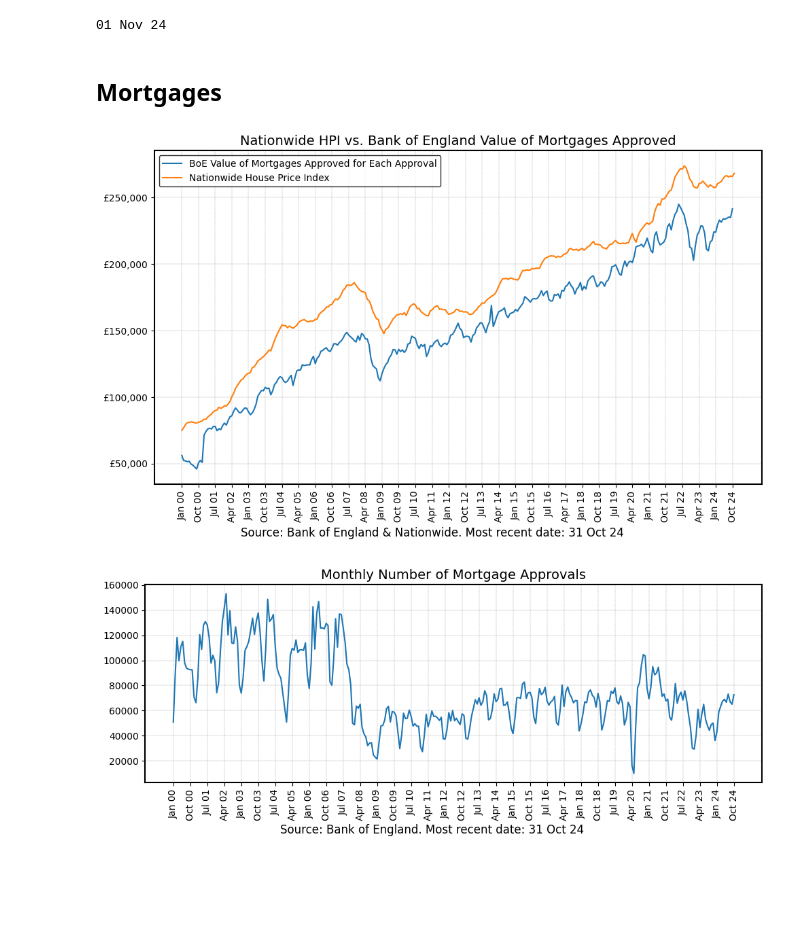
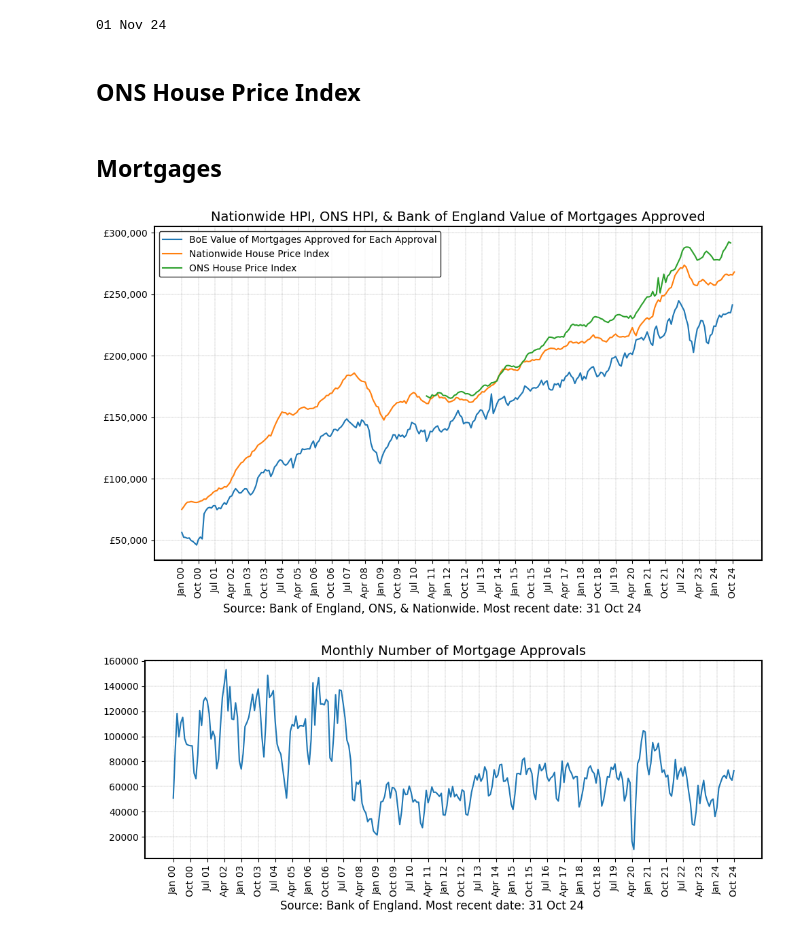
Before and after one commit to rpreen/econ, a Jupyter notebook: econ.ipynb, the cells around one changed output. Saved outputs shown, nothing was run; the diff lists cells and outputs as text; code cells hidden in the pictures; blank space fills up the shorter version.

```diff
--- a/econ.ipynb
+++ b/econ.ipynb
@@ -131,6 +131,43 @@ last_date = df_nw["Date"].max().strftime("%d %b %y")
 print(last_date)
 # %% [output]
 01 Nov 24
+# %% [markdown]
+## ONS House Price Index
+# %%
+def get_ons_hpi() -> pd.DataFrame:
+    """Return DataFrame with ONS house price index.
+
+    Currently hard set to November 2024. Probably not the best dataset.
+    """
+
+    today = date.today()
+    filename = "ons_hpi_" + today.strftime("%Y%m%d") + ".xlsx"
+
+    if Path(filename).is_file():  # already fetched
+        return pd.read_excel(filename, sheet_name=4)
+
+    url = "https://www.ons.gov.uk/file?uri=/economy/inflationandpriceindices/datasets/ukhousepriceindexmonthlypricestatistics/20november2024/ukhousepriceindexmonthlypricestatistics.xlsx"
+    response = requests.get(url)
+    with open(filename, "wb") as file:
+        file.write(response.content)
+    return pd.read_excel(filename, sheet_name=4)
+
+
+df_ons_hpi = get_ons_hpi()
+df_ons_hpi = df_ons_hpi.iloc[2:]  # drop first two rows
+df_ons_hpi = df_ons_hpi.iloc[:, :2]  # drop all but first two cols
+df_ons_hpi.columns = ["Date", "ONS_Price"]
+# Clean up dates and convert to datetime
+df_ons_hpi["Date"] = (
+    df_ons_hpi["Date"].str.replace(r"\s*\[.*?\]", "", regex=True).str.strip()
+)
+df_ons_hpi["Date"] = df_ons_hpi["Date"].apply(
+    lambda x: x.replace("June", "Jun").replace("July", "Jul")
+)
+# convert to date object
+df_ons_hpi["Date"] = pd.to_datetime(df_ons_hpi["Date"], format="%b %Y")
+# add month year col
+df_ons_hpi["Month_Year"] = df_ons_hpi["Date"].dt.strftime("%b %y")
 # %% [markdown]
 ## Mortgages
 # %%
@@ -145,36 +182,41 @@ fig, ax = plt.subplots(figsize=(10, 6))
 ax.set_facecolor("white")
 ax.plot(
     df_mort["Month_Year"],
     df_mort["Average"],
     label="BoE Value of Mortgages Approved for Each Approval",
 )
 
 ax.plot(df_nw["Month_Year"], df_nw["NW_Price"], label="Nationwide House Price Index")
 
+ax.plot(
+    df_ons_hpi["Month_Year"], df_ons_hpi["ONS_Price"], label="ONS House Price Index"
+)
+
 ax.set_title(
-    "Nationwide HPI vs. Bank of England Value of Mortgages Approved", fontsize=14
+    "Nationwide HPI, ONS HPI, & Bank of England Value of Mortgages Approved",
+    fontsize=14,
 )
 formatter = FuncFormatter(lambda x, pos: f"£{x:,.0f}")
 plt.gca().yaxis.set_major_formatter(formatter)
 ax.grid(True, color="grey", linestyle="--", linewidth=0.25)
 xticks = df_mort["Month_Year"][::9]  # every nth date
 plt.xticks(xticks, rotation=90)
 for spine in ax.spines.values():
     spine.set_edgecolor("black")
     spine.set_linewidth(1.5)
 fig.text(
     0.5,
     -0.01,
-    f"Source: Bank of England & Nationwide. Most recent date: {last_date}",
+    f"Source: Bank of England, ONS, & Nationwide. Most recent date: {last_date}",
     ha="center",
     fontsize=12,
     color="black",
 )
 plt.legend(facecolor="white", edgecolor="black", fontsize=10)
 plt.tight_layout()
 plt.savefig("mortgages_value.png", dpi=300, bbox_inches="tight")
 # %% [output]
-[figure, old version]
+[figure, new version]
 # %%
 fig, ax = plt.subplots(figsize=(10, 4))
 ax.set_facecolor("white")
```
Also changed, not shown: parts of 1 cell of this notebook.
